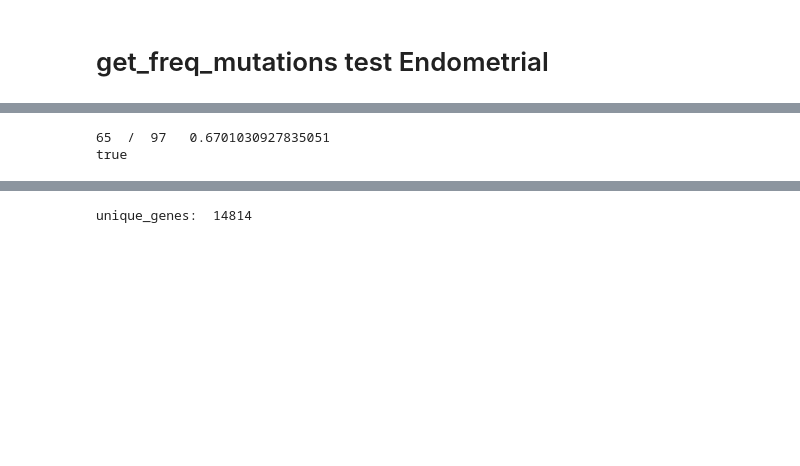
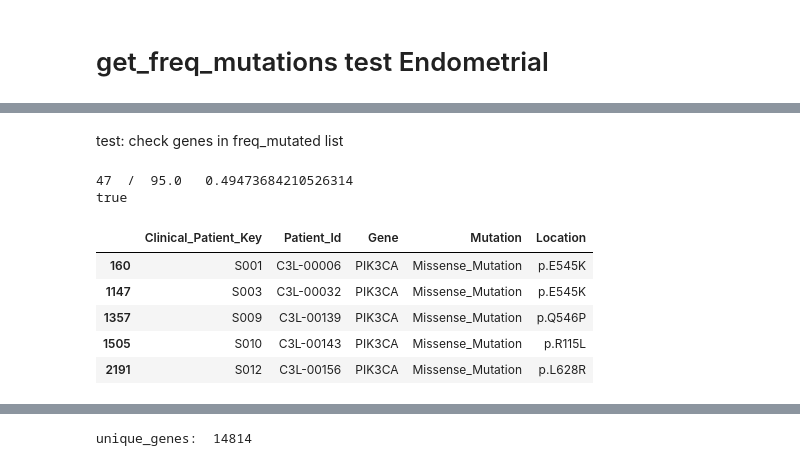
Before and after one commit to PayneLab/WhenMutationsMatter, a Jupyter notebook: Brittany/get_freq_mutations test Endometrial.ipynb, the cells around one changed output, grey strips where cells are left out. Cells and saved outputs as stored; diff of their text form; code cells hidden in the pictures; blank space fills up the shorter version.

```diff
--- a/Brittany/get_freq_mutations test Endometrial.ipynb
+++ b/Brittany/get_freq_mutations test Endometrial.ipynb
@@ -31,0 +117,15 @@ omics_mutations = en.append_mutations_to_omics(mutation_genes=gene, omics_df=pro
+# %%
+#get patients with tumors
+tumor_samples = omics_mutations.loc[omics_mutations['Sample_Status'] == "Tumor" ]
+print('tumor samples: ', len(tumor_samples))
+
+#get all PTEN mutations
+PTEN_mutations = tumor_samples.loc[tumor_samples['PTEN_Mutation'] != 'Wildtype_Tumor']
+PTEN_mutations.head()
+print('PTEN_mutations: ', len(PTEN_mutations))
+
+
+gene_mutated = somatic.loc[somatic['Gene'] == gene]
+num_gene_mutated = len(gene_mutated['Patient_Id'].unique())
+num_gene_mutated
+gene_mutated.columns[0]
@@ -56,15 +148,24 @@ list1
+# %% [markdown]
+test: check genes in freq_mutated list
 # %%
-# check genes in freq_mutated list
-gene = 'ARID1A'
-total_tumor_patients = 97
-cutoff = .1
+gene = 'PIK3CA'
+total_tumor_patients = 95.0
+cutoff = 0.25
 gene_mutated = somatic.loc[somatic['Gene'] == gene]
-num_gene_mutated = len(gene_mutated)
-print(num_gene_mutated, ' / ', total_tumor_patients, ' ', (num_gene_mutated / total_tumor_patients))
-if (num_gene_mutated / total_tumor_patients) > cutoff:
+patients_gene_mutated = len(gene_mutated['Patient_Id'].unique()) #series of patients with mutated gene
+
+print(patients_gene_mutated, ' / ', total_tumor_patients, ' ', (patients_gene_mutated / total_tumor_patients))
+if (num_gene_mutated / total_tumor_patients) > cutoff: #>24
     print('true')
 else:
     print('false')
+gene_mutated.head()
 # %% [output]
-65  /  97   0.6701030927835051
+47  /  95.0   0.49473684210526314
 true
+|  | Clinical_Patient_Key | Patient_Id | Gene | Mutation | Location |
+| 160 | S001 | C3L-00006 | PIK3CA | Missense_Mutation | p.E545K |
+| 1147 | S003 | C3L-00032 | PIK3CA | Missense_Mutation | p.E545K |
+| 1357 | S009 | C3L-00139 | PIK3CA | Missense_Mutation | p.Q546P |
+| 1505 | S010 | C3L-00143 | PIK3CA | Missense_Mutation | p.R115L |
+| 2191 | S012 | C3L-00156 | PIK3CA | Missense_Mutation | p.L628R |
```
Also changed, not shown: parts of 21 cells of this notebook, 4 other files.
